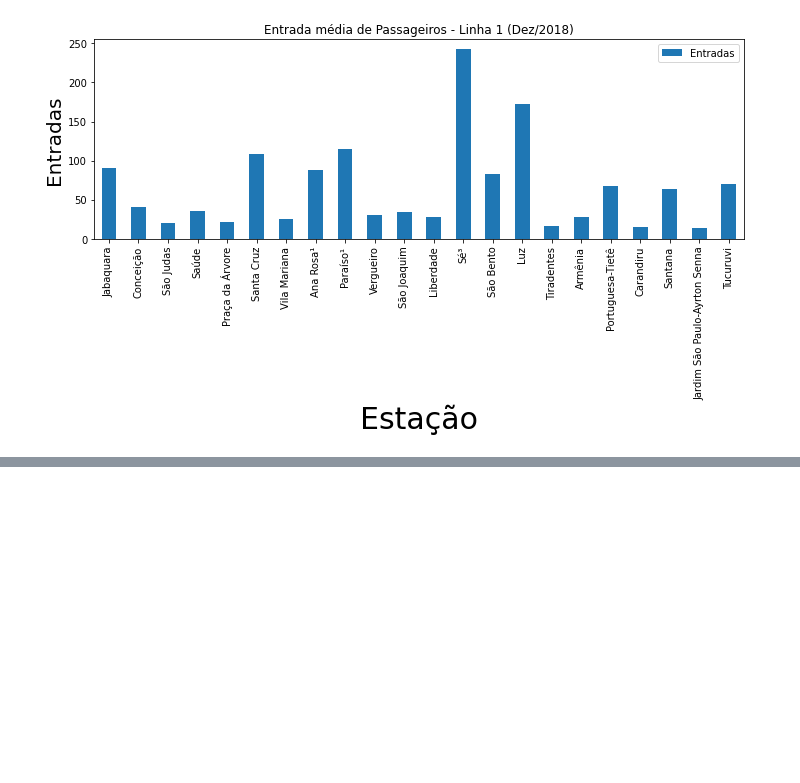
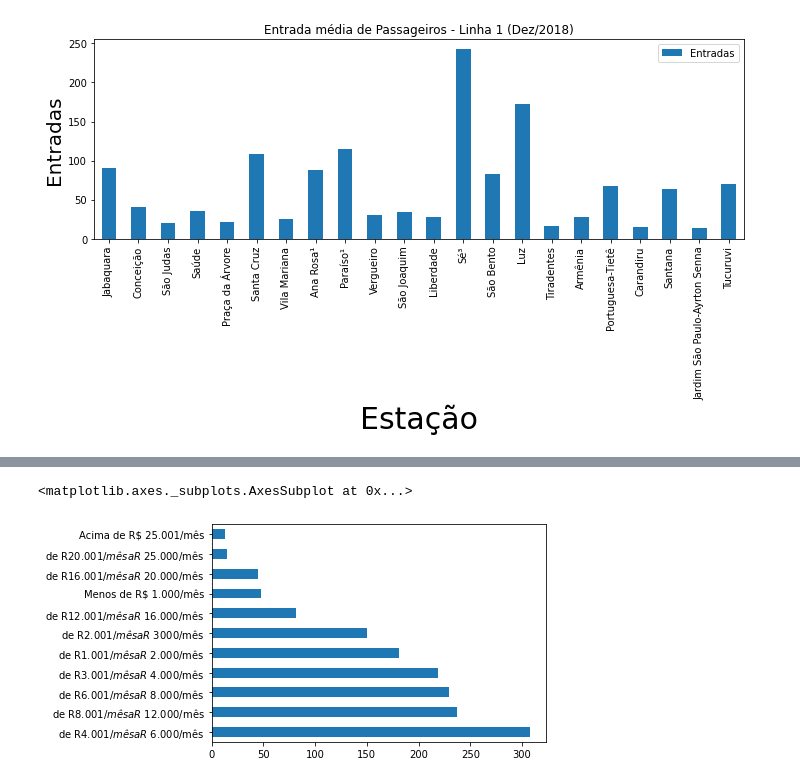
Before and after one commit to marcosilvaa/dados_estudos, a Jupyter notebook: Visualização_Gráfica.ipynb, the cells around one changed output, grey strips where cells are left out. Drawn from its saved outputs; the diff is of its cells as text; code cells hidden in the pictures; blank space fills up the shorter version.

```diff
--- a/Visualização_Gráfica.ipynb
+++ b/Visualização_Gráfica.ipynb
@@ -221,0 +263,6 @@ plt.tight_layout()
+# %%
+# plotando gráfico para variação de salários
+df_pesquisa.salary_range.value_counts().plot(kind='barh')
+# %% [output]
+<matplotlib.axes._subplots.AxesSubplot at 0x...>
+[figure, added]
```
Also changed, not shown: parts of 6 cells of this notebook.
